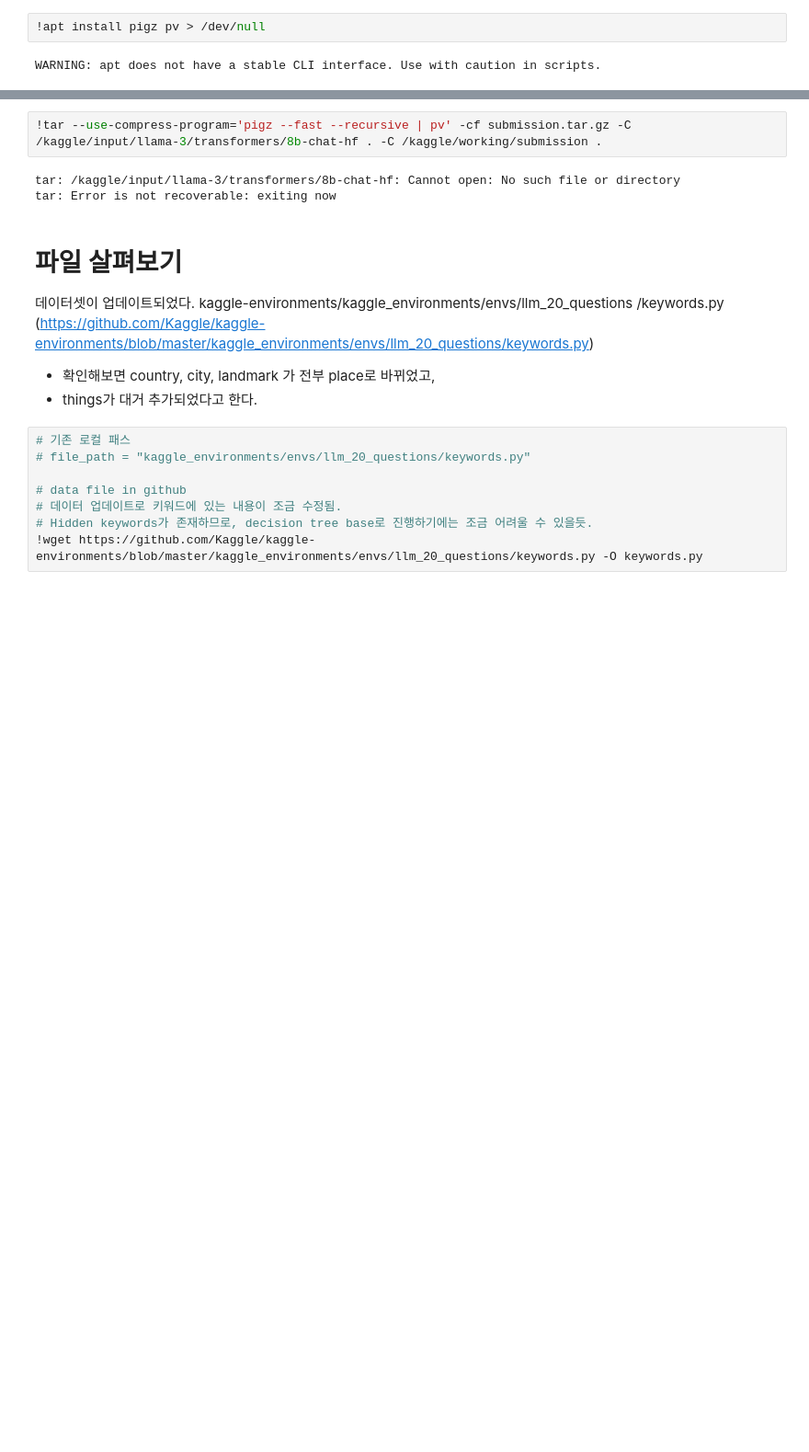
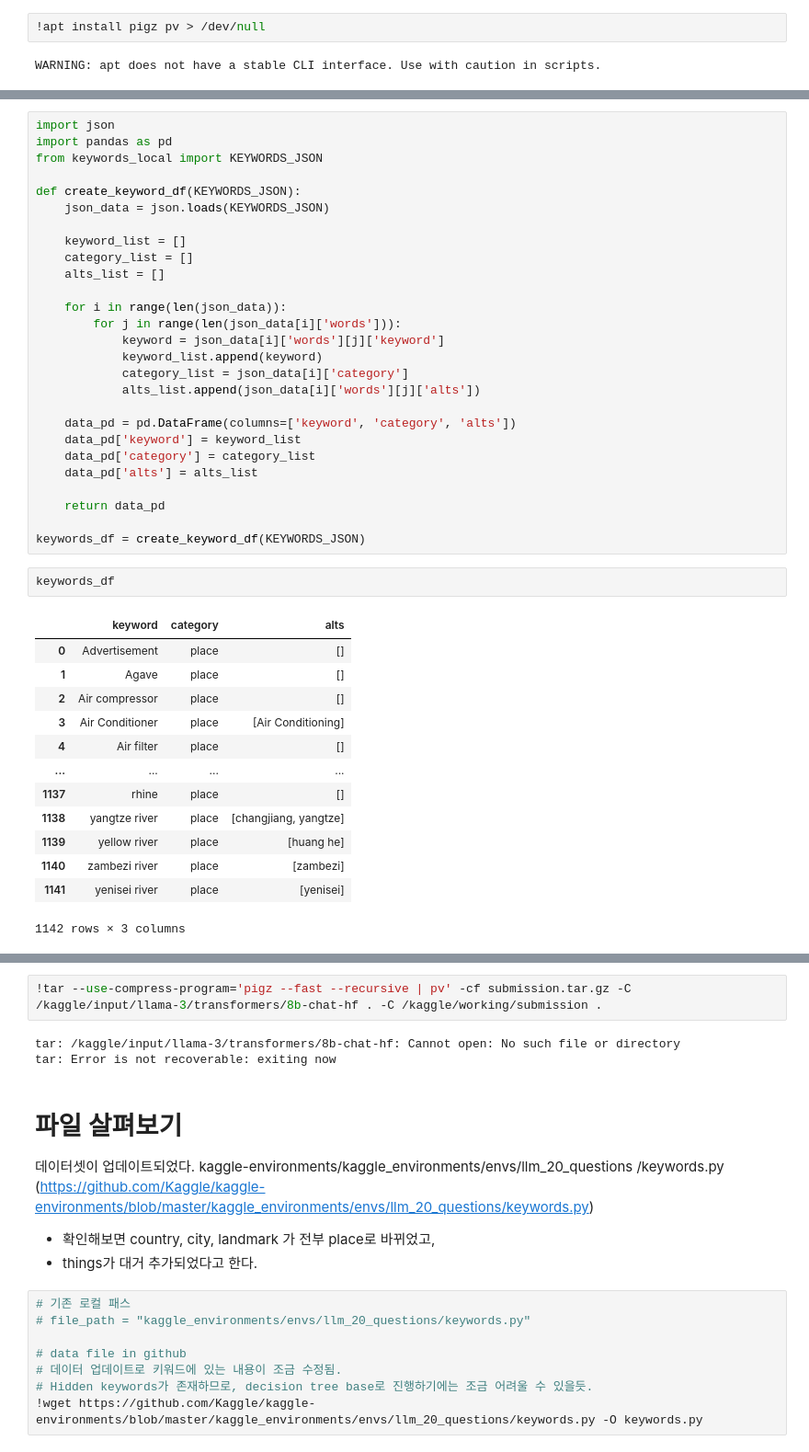
Before and after one commit to JHyuk2/TIL, a Jupyter notebook: Projects/LLM 20 questions - Kaggle/llama3-8b-chat-hf.ipynb, the cells around one changed output, grey strips where cells are left out. Shown at 92% size. Cells and saved outputs as stored; diff of their text form; blank space fills up the shorter version.

```diff
--- a/Projects/LLM 20 questions - Kaggle/llama3-8b-chat-hf.ipynb
+++ b/Projects/LLM 20 questions - Kaggle/llama3-8b-chat-hf.ipynb
@@ -201,0 +51,43 @@ WARNING: apt does not have a stable CLI interface. Use with caution in scripts.
+# %%
+import json
+import pandas as pd
+from keywords_local import KEYWORDS_JSON
+
+def create_keyword_df(KEYWORDS_JSON):
+    json_data = json.loads(KEYWORDS_JSON)
+
+    keyword_list = []
+    category_list = []
+    alts_list = []
+
+    for i in range(len(json_data)):
+        for j in range(len(json_data[i]['words'])):
+            keyword = json_data[i]['words'][j]['keyword']
+            keyword_list.append(keyword)
+            category_list = json_data[i]['category']
+            alts_list.append(json_data[i]['words'][j]['alts'])
+
+    data_pd = pd.DataFrame(columns=['keyword', 'category', 'alts'])
+    data_pd['keyword'] = keyword_list
+    data_pd['category'] = category_list
+    data_pd['alts'] = alts_list
+
+    return data_pd
+
+keywords_df = create_keyword_df(KEYWORDS_JSON)
+# %%
+keywords_df
+# %% [output]
+|  | keyword | category | alts |
+| 0 | Advertisement | place | [] |
+| 1 | Agave | place | [] |
+| 2 | Air compressor | place | [] |
+| 3 | Air Conditioner | place | [Air Conditioning] |
+| 4 | Air filter | place | [] |
+| ... | ... | ... | ... |
+| 1137 | rhine | place | [] |
+| 1138 | yangtze river | place | [changjiang, yangtze] |
+| 1139 | yellow river | place | [huang he] |
+| 1140 | zambezi river | place | [zambezi] |
+| 1141 | yenisei river | place | [yenisei] |
+1142 rows × 3 columns
```
Also changed, not shown: parts of 8 cells of this notebook.
